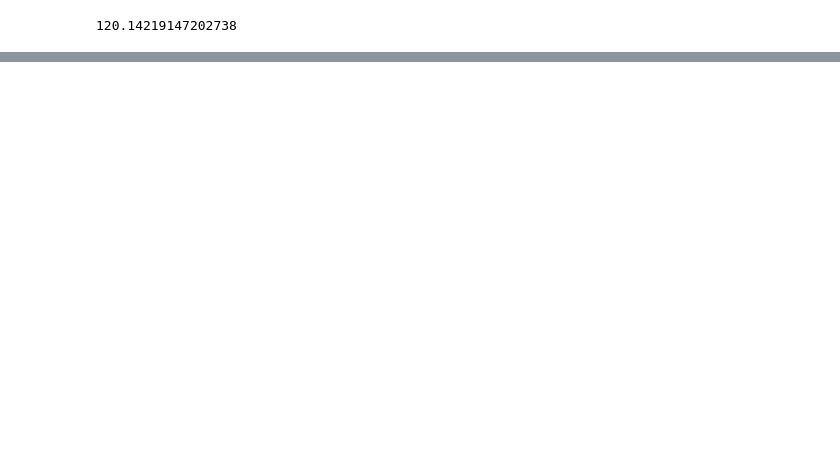
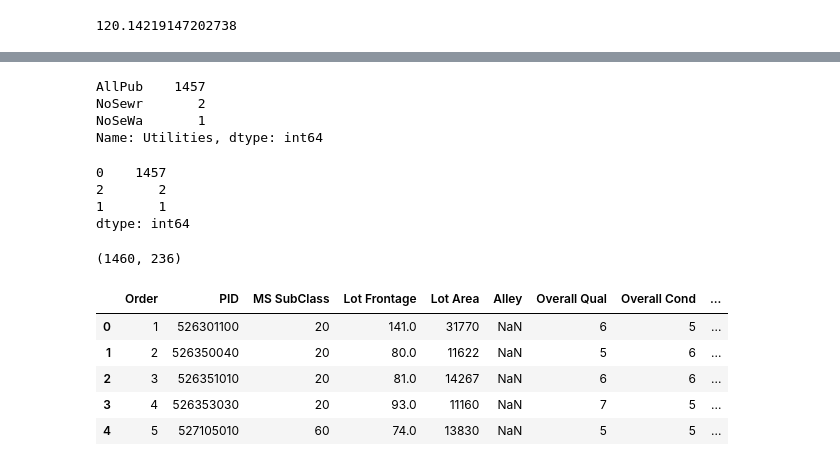
Before and after one commit to Xuehong-pdx/Machine_Learning_Side_Projects, a Jupyter notebook: predicting house sale prices using linear regression.ipynb, the cells around one changed output, grey strips where cells are left out. Drawn from its saved outputs; the diff is of its cells as text; code cells hidden in the pictures; blank space fills up the shorter version.

```diff
--- a/predicting house sale prices using linear regression.ipynb
+++ b/predicting house sale prices using linear regression.ipynb
@@ -266,0 +388,4 @@ print(final_param)
+# %%
+for col in text_cols:
+    print(col+":", len(train[col].unique()))
+    train[col] = train[col].astype('category')
@@ -266,0 +415,32 @@ print(final_param)
+# %%
+train['Utilities'].value_counts()
+# %% [output]
+AllPub    1457
+NoSewr       2
+NoSeWa       1
+Name: Utilities, dtype: int64
+# %%
+ train['Utilities'].cat.codes.value_counts()
+# %% [output]
+0    1457
+2       2
+1       1
+dtype: int64
+# %%
+# Convert all of the columns in text_cols into dummy columns and delete the original columns from text_cols from the train data frame
+for col in text_cols:
+    col_dummies = pd.get_dummies(train[col])
+    train = pd.concat([train, col_dummies], axis = 1)
+    del train[col]
+train.shape
+# %% [output]
+(1460, 236)
+# %%
+train.head()
+# %% [output]
+|  | Order | PID | MS SubClass | Lot Frontage | Lot Area | Alley | Overall Qual | Overall Cond | ... |
+| 0 | 1 | 526301100 | 20 | 141.0 | 31770 | NaN | 6 | 5 | ... |
+| 1 | 2 | 526350040 | 20 | 80.0 | 11622 | NaN | 5 | 6 | ... |
+| 2 | 3 | 526351010 | 20 | 81.0 | 14267 | NaN | 6 | 6 | ... |
+| 3 | 4 | 526353030 | 20 | 93.0 | 11160 | NaN | 7 | 5 | ... |
+| 4 | 5 | 527105010 | 60 | 74.0 | 13830 | NaN | 5 | 5 | ... |
```
Also changed, not shown: parts of 21 cells of this notebook.
